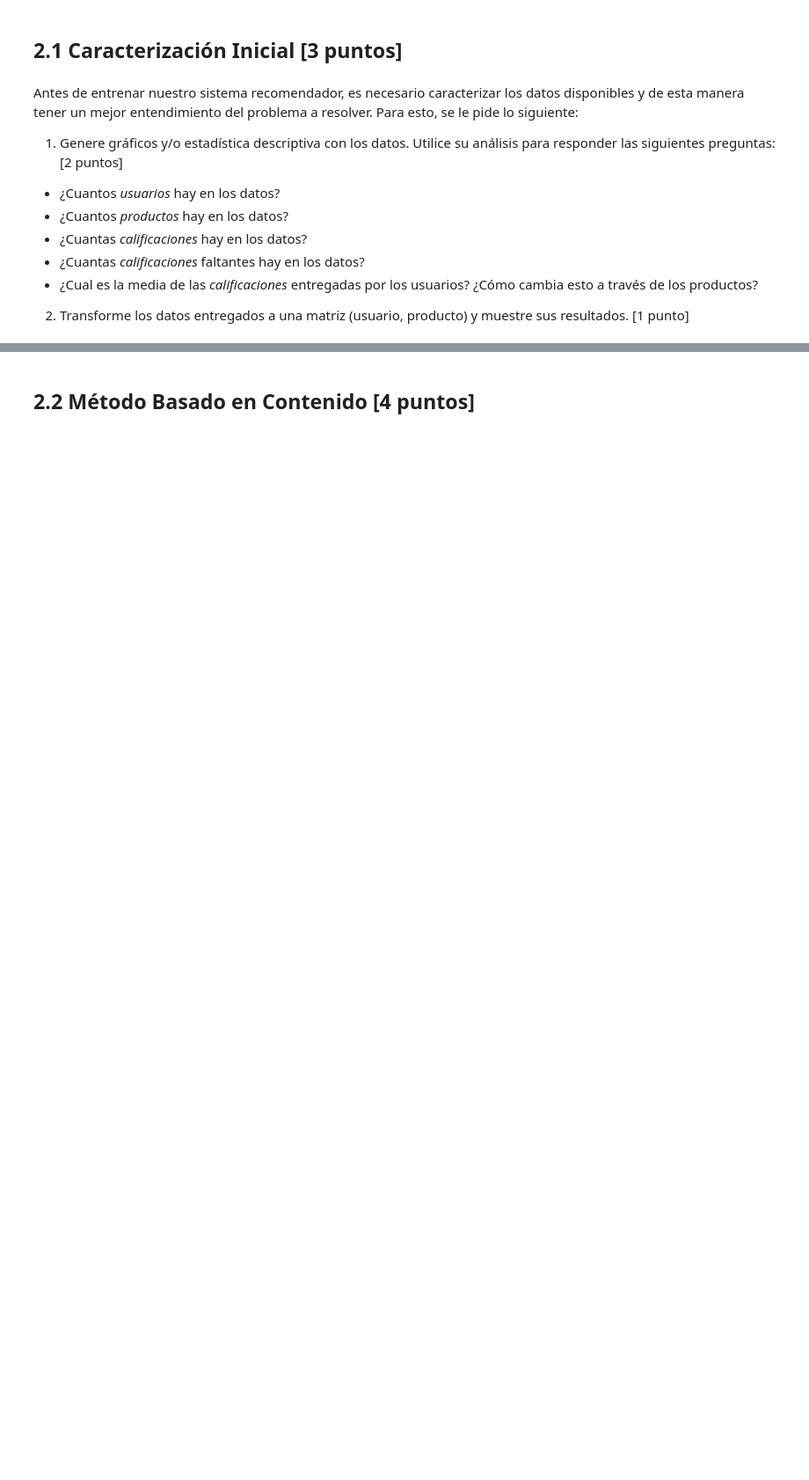
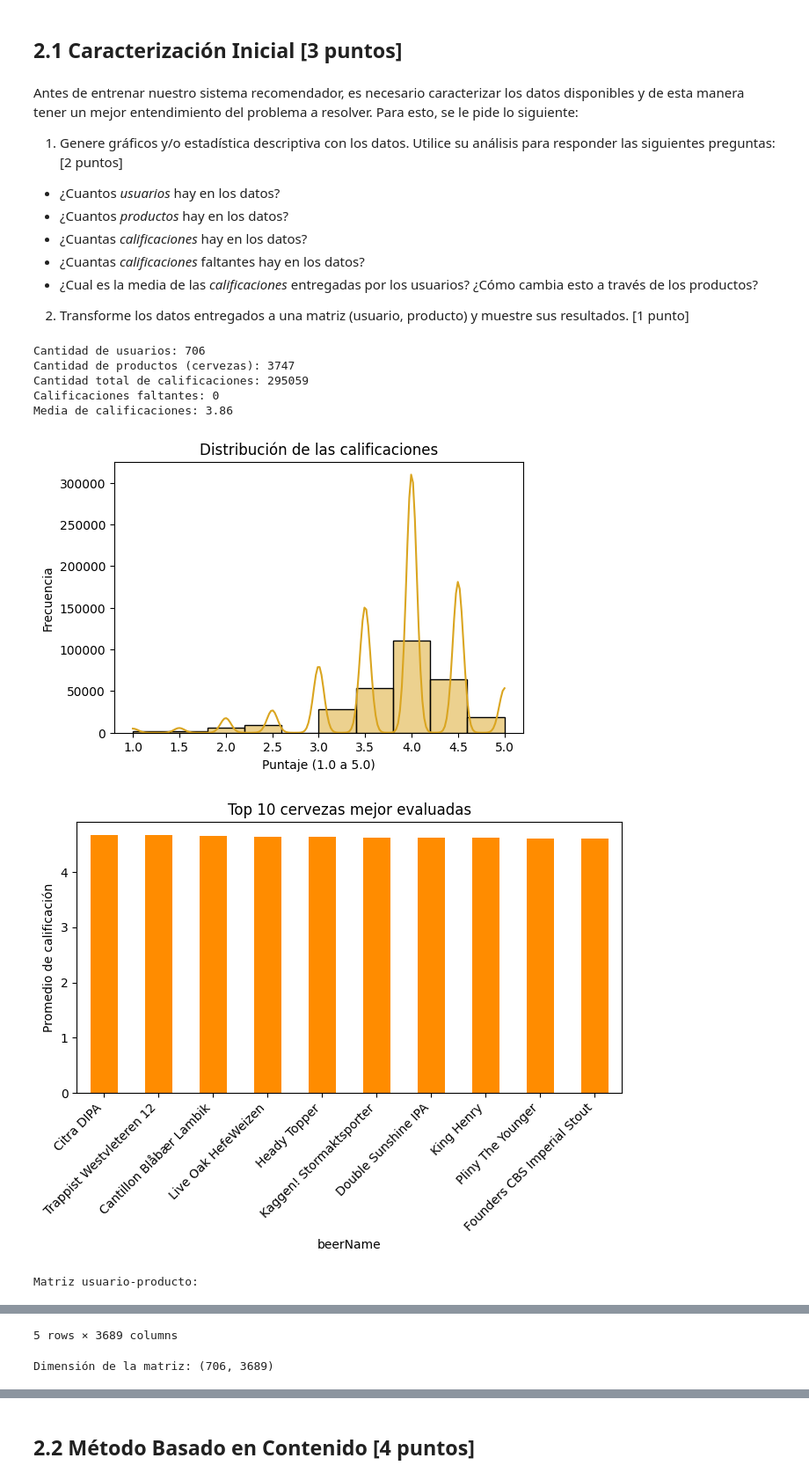
Before and after one commit to jesuvalenzuela/NanSquad, a Jupyter notebook: Lab10/Lab10_enunciado.ipynb, the cells around one changed output, grey strips where cells are left out. Shown at 88% size. Saved outputs shown, nothing was run; the diff lists cells and outputs as text; code cells hidden in the pictures; blank space fills up the shorter version.

```diff
--- a/Lab10/Lab10_enunciado.ipynb
+++ b/Lab10/Lab10_enunciado.ipynb
@@ -355,3 +1153,64 @@ Antes de entrenar nuestro sistema recomendador, es necesario caracterizar los da
   - ¿Cuantas *calificaciones* faltantes hay en los datos?
   - ¿Cual es la media de las *calificaciones* entregadas por los usuarios? ¿Cómo cambia esto a través de los productos?
 2. Transforme los datos entregados a una matriz (usuario, producto) y muestre sus resultados. [1 punto]
+# %%
+# ===========================================
+# 2.1 Caracterización Inicial
+# ===========================================
+
+import pandas as pd
+import matplotlib.pyplot as plt
+import seaborn as sns
+
+# Cargar los datos
+cervezas = pd.read_csv("cervezas.csv")
+
+# ---- 1. Estadística descriptiva ----
+
+n_usuarios = cervezas["userId"].nunique()
+n_productos = cervezas["beerId"].nunique()
+n_calificaciones = cervezas.shape[0]
+n_faltantes = cervezas["rating"].isna().sum()
+media_calificaciones = cervezas["rating"].mean()
+
+print(f"Cantidad de usuarios: {n_usuarios}")
+print(f"Cantidad de productos (cervezas): {n_productos}")
+print(f"Cantidad total de calificaciones: {n_calificaciones}")
+print(f"Calificaciones faltantes: {n_faltantes}")
+print(f"Media de calificaciones: {media_calificaciones:.2f}")
+
+# ---- 2. Distribución de las calificaciones ----
+
+plt.figure(figsize=(6,4))
+sns.histplot(cervezas["rating"], bins=10, kde=True, color="goldenrod")
+plt.title("Distribución de las calificaciones")
+plt.xlabel("Puntaje (1.0 a 5.0)")
+plt.ylabel("Frecuencia")
+plt.show()
+
+# ---- 3. Promedio de rating por cerveza ----
+
+rating_promedio_por_producto = cervezas.groupby("beerName")["rating"].mean().sort_values(ascending=False)
+
+plt.figure(figsize=(8,4))
+rating_promedio_por_producto.head(10).plot(kind='bar', color='darkorange')
+plt.title("Top 10 cervezas mejor evaluadas")
+plt.ylabel("Promedio de calificación")
+plt.xticks(rotation=45, ha='right')
+plt.show()
+
+# ---- 4. Transformar a matriz usuario-producto ----
+
+matriz = cervezas.pivot_table(index='userId', columns='beerName', values='rating')
+print("\nMatriz usuario-producto:")
+display(matriz.head())
+print(f"\nDimensión de la matriz: {matriz.shape}")
+# %% [output]
+Cantidad de usuarios: 706
+Cantidad de productos (cervezas): 3747
+Cantidad total de calificaciones: 295059
+Calificaciones faltantes: 0
+Media de calificaciones: 3.86
+[figure, added]
+[figure, added]
+Matriz usuario-producto:
@@ -357,0 +1224,2 @@ Antes de entrenar nuestro sistema recomendador, es necesario caracterizar los da
+5 rows × 3689 columns
+Dimensión de la matriz: (706, 3689)
```
Also changed, not shown: parts of 41 cells of this notebook.
